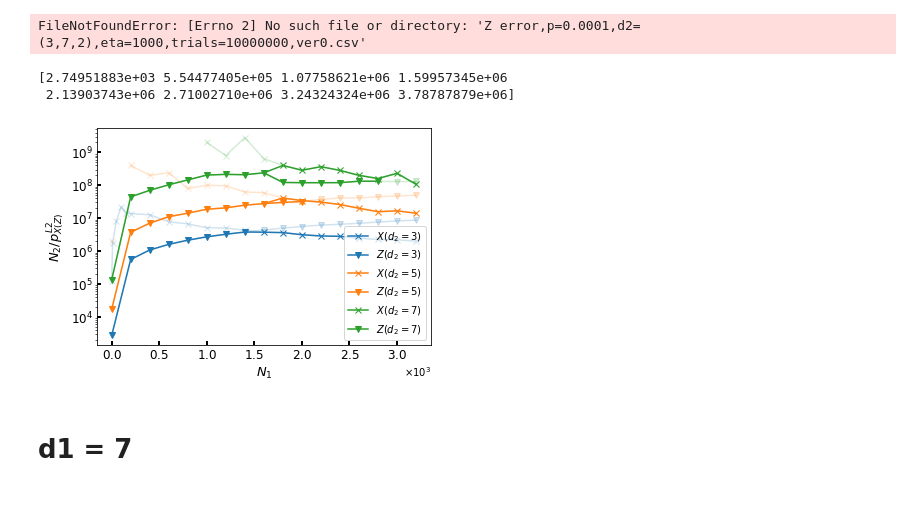
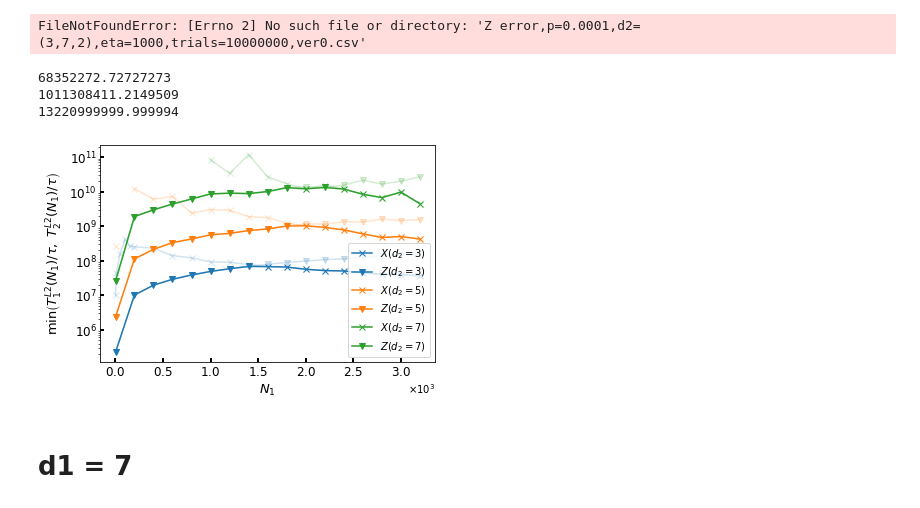
Before and after one commit to kono0924/Fujii-lab, a Jupyter notebook: surface_realistic/realistic_single_round/csv_view.ipynb, the cells around one changed output. Saved outputs shown, nothing was run; the diff lists cells and outputs as text; code cells hidden in the pictures.

```diff
--- a/surface_realistic/realistic_single_round/csv_view.ipynb
+++ b/surface_realistic/realistic_single_round/csv_view.ipynb
@@ -496,53 +501,60 @@ c = np.array(c)
 
 cm = plt.get_cmap("tab10")
 
 fig, axes = plt.subplots()
 for i in range(len(code_distance_list1)):
     b = np.array(data1.loc[code_distance_list1[i]])
-    axes.plot(a[0:], a[0:]/b[0:],marker='x',color = cm(i),alpha=0.2)
-    d = np.array(data2.loc[code_distance_list[i]])
-    axes.plot(c, c/d,marker='v',color = cm(i),alpha=0.2)
+    axes.plot(a, code_distance_list1[i]*(6*a+4*5+1)/b,marker='x',color = cm(i),alpha=0.2)
+    d = np.array(data2.loc[code_distance_list2[i]])
+    axes.plot(c, code_distance_list1[i]*(6*c+4*5+1)/d,marker='v',color = cm(i),alpha=0.2)
     if i == 0:
         b = np.array(data1.loc[code_distance_list1[i]])
-        axes.plot(a[12:], a[12:]/b[12:],marker='x',label=r"$X(d_2=$"+str(code_distance_list1[i])+")",color = cm(i))
-        d = np.array(data2.loc[code_distance_list[i]])
-        axes.plot(c[0:8], c[0:8]/d[0:8],marker='v',label=r"$Z(d_2=$"+str(code_distance_list2[i])+")",color = cm(i))
-        axes.plot((c[7],a[12]), (c[7]/d[7],a[12]/b[12]),marker='',color = cm(i))
-        print(c[0:8]/d[0:8])
+        axes.plot(a[12:], code_distance_list1[i]*(6*a[12:]+4*5+1)/b[12:],marker='x',label=r"$X(d_2=$"+str(code_distance_list1[i])+")",color = cm(i))
+        d = np.array(data2.loc[code_distance_list2[i]])
+        axes.plot(c[0:8], code_distance_list1[i]*(6*c[:8]+4*5+1)/d[0:8],marker='v',label=r"$Z(d_2=$"+str(code_distance_list2[i])+")",color = cm(i))
+        axes.plot((c[7],a[12]), (code_distance_list1[i]*(6*c[7]+4*5+1)/d[7],code_distance_list1[i]*(6*a[12]+4*5+1)/b[12]),marker='',color = cm(i))
+        print(code_distance_list1[i]*(6*c[7]+4*5+1)/d[7])
     if i == 1:
         b = np.array(data1.loc[code_distance_list1[i]])
-        axes.plot(a[13:], a[13:]/b[13:],marker='x',label=r"$X(d_2=$"+str(code_distance_list1[i])+")",color = cm(i))
-        d = np.array(data2.loc[code_distance_list[i]])
-        axes.plot(c[:11], c[:11]/d[:11],marker='v',label=r"$Z(d_2=$"+str(code_distance_list2[i])+")",color = cm(i))
-        axes.plot((c[8],a[13]), (c[8]/d[8],a[13]/b[13]),marker='',color = cm(i))
+        axes.plot(a[14:], code_distance_list1[i]*(6*a[14:]+4*5+1)/b[14:],marker='x',label=r"$X(d_2=$"+str(code_distance_list1[i])+")",color = cm(i))
+        d = np.array(data2.loc[code_distance_list2[i]])
+        axes.plot(c[:10], code_distance_list1[i]*(6*c[:10]+4*5+1)/d[:10],marker='v',label=r"$Z(d_2=$"+str(code_distance_list2[i])+")",color = cm(i))
+        axes.plot((c[9],a[14]), (code_distance_list1[i]*(6*c[9]+4*5+1)/d[9],code_distance_list1[i]*(6*a[14]+4*5+1)/b[14]),marker='',color = cm(i))
+        print(code_distance_list1[i]*(6*c[9]+4*5+1)/d[9])
     if i == 2:
         b = np.array(data1.loc[code_distance_list1[i]])
-        axes.plot(a[13:], a[13:]/b[13:],marker='x',label=r"$X(d_2=$"+str(code_distance_list1[i])+")",color = cm(i))
-        d = np.array(data2.loc[code_distance_list[i]])
-        axes.plot(c[:15], c[:15]/d[:15],marker='v',label=r"$Z(d_2=$"+str(code_distance_list2[i])+")",color = cm(i))
-        axes.plot((c[8],a[13]), (c[8]/d[8],a[13]/b[13]),marker='',color = cm(i))
+        axes.plot(a[16:], code_distance_list1[i]*(6*a[16:]+4*5+1)/b[16:],marker='x',label=r"$X(d_2=$"+str(code_distance_list1[i])+")",color = cm(i))
+        d = np.array(data2.loc[code_distance_list2[i]])
+        axes.plot(c[:10], code_distance_list1[i]*(6*c[:10]+4*5+1)/d[:10],marker='v',label=r"$Z(d_2=$"+str(code_distance_list2[i])+")",color = cm(i))
+        axes.plot((c[9],a[14]), (code_distance_list1[i]*(6*c[9]+4*5+1)/d[9],code_distance_list1[i]*(6*a[14]+4*5+1)/b[14]),marker='',color = cm(i))
+        axes.plot((c[11]), (code_distance_list1[i]*(6*c[11]+4*5+1)/d[11]),marker='v',color = cm(i))
+        axes.plot((c[11],a[14]), (code_distance_list1[i]*(6*c[11]+4*5+1)/d[11],code_distance_list1[i]*(6*a[14]+4*5+1)/b[14]),marker='',color = cm(i))
+        axes.plot((a[14]), (code_distance_list1[i]*(6*a[14]+4*5+1)/b[14]),marker='x',color = cm(i))
+        axes.plot((c[11],a[16]), (code_distance_list1[i]*(6*c[11]+4*5+1)/d[11],code_distance_list1[i]*(6*a[16]+4*5+1)/b[16]),marker='',color = cm(i))
+        print(code_distance_list1[i]*(6*c[11]+4*5+1)/d[11])
 
 axes.set_xlabel(r'$N_1$', fontsize=13)
-axes.set_ylabel(r'$N_2/p_{X(Z)}^{L2}$', fontsize=13)
+axes.set_ylabel(r'$\min\left(T^{L2}_{1}(N_{1})/\tau,\ T^{L2}_{2}(N_{1})/\tau\right)$', fontsize=13)
 axes.xaxis.set_major_formatter(ptick.ScalarFormatter(useMathText=True)) # x軸指数表記
 axes.ticklabel_format(style="sci",  axis="x",scilimits=(0,0))
 axes.yaxis.set_major_formatter(ptick.ScalarFormatter(useMathText=True))
 axes.ticklabel_format(style="sci",  axis="y",scilimits=(0,0))
 # axes.spines["top"].set_linewidth(2)
 # axes.spines["left"].set_linewidth(2)
 # axes.spines["bottom"].set_linewidth(2)
 # axes.spines["right"].set_linewidth(2)
 axes.tick_params(direction="in", width=2, length=4, labelsize=12)
 #axes.set_title("lifetime", fontsize=14)
 #axes.set_xlim(0,10000)
 #axes.set_xscale("log")
 axes.set_yscale("log")
 plt.legend()
 plt.show()
 # %% [output]
-[2.74951883e+03 5.54477405e+05 1.07758621e+06 1.59957345e+06
- 2.13903743e+06 2.71002710e+06 3.24324324e+06 3.78787879e+06]
+68352272.72727273
+1011308411.2149509
+13220999999.999994
-[figure, old version]
+[figure, new version]
 # %% [markdown]
 # d1 = 7
 # %%
```
Also changed, not shown: parts of 2 cells of this notebook, 7 other files.
